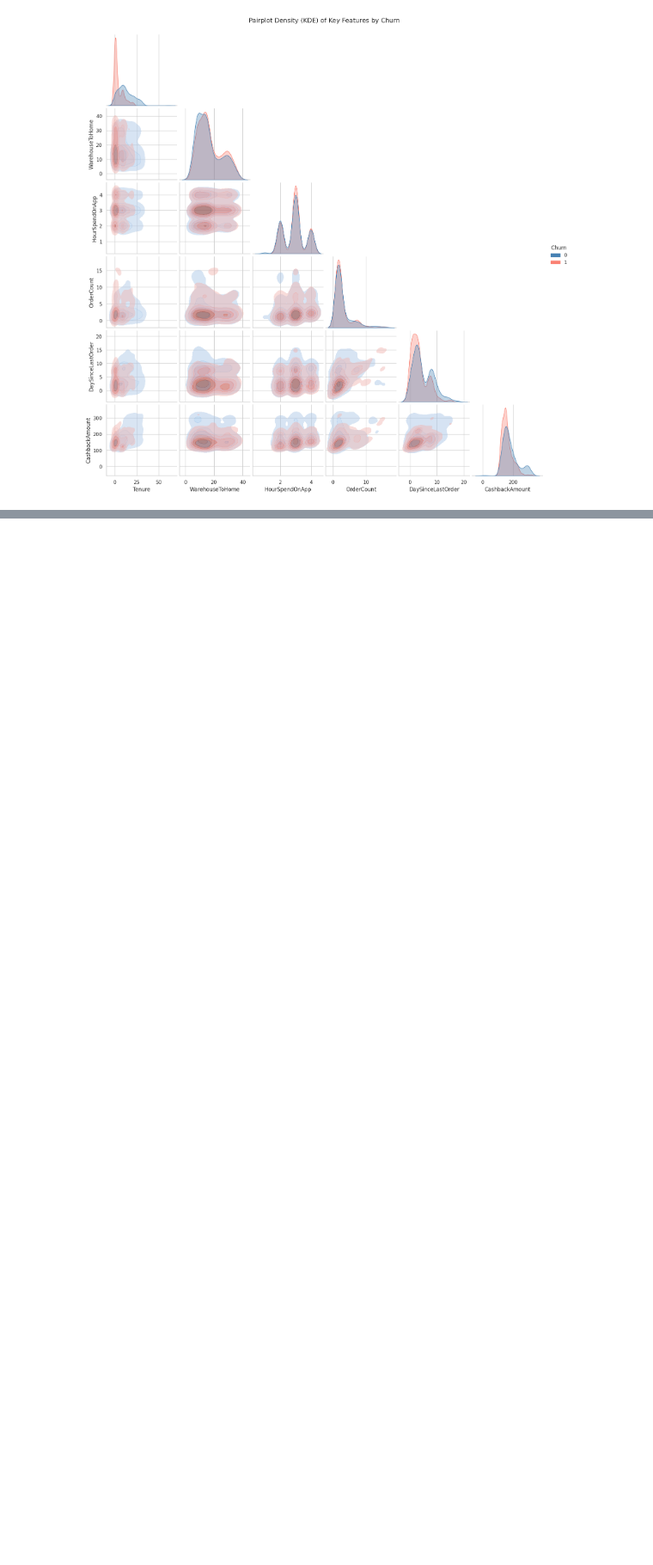
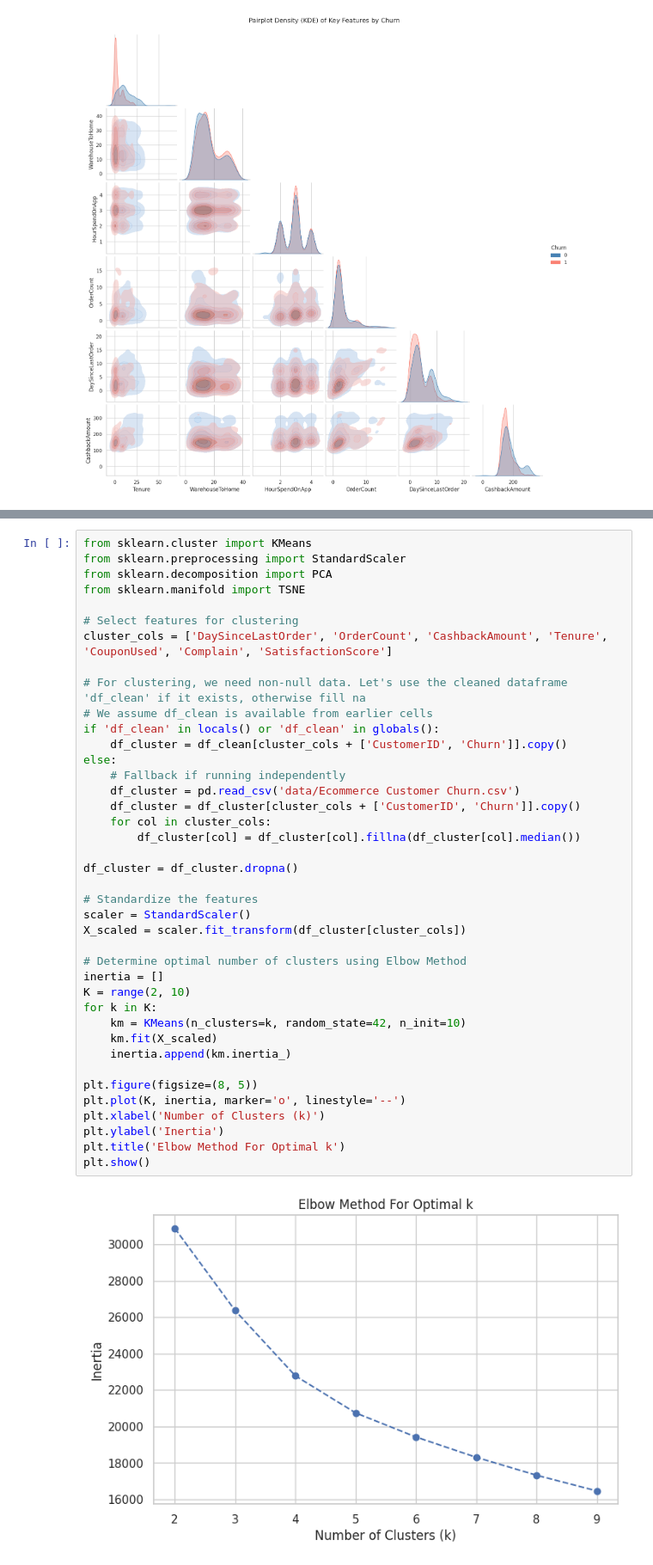
Before and after one commit to sairung77/ML-Assignment, a Jupyter notebook: eda_churn.ipynb, the cells around one changed output, grey strips where cells are left out. Shown at 86% size. Cells and saved outputs as stored; diff of their text form; blank space fills up the shorter version.

```diff
--- a/eda_churn.ipynb
+++ b/eda_churn.ipynb
@@ -275,0 +286,42 @@ plt.show()
+# %%
+from sklearn.cluster import KMeans
+from sklearn.preprocessing import StandardScaler
+from sklearn.decomposition import PCA
+from sklearn.manifold import TSNE
+
+# Select features for clustering
+cluster_cols = ['DaySinceLastOrder', 'OrderCount', 'CashbackAmount', 'Tenure', 'CouponUsed', 'Complain', 'SatisfactionScore']
+
+# For clustering, we need non-null data. Let's use the cleaned dataframe 'df_clean' if it exists, otherwise fill na
+# We assume df_clean is available from earlier cells
+if 'df_clean' in locals() or 'df_clean' in globals():
+    df_cluster = df_clean[cluster_cols + ['CustomerID', 'Churn']].copy()
+else:
+    # Fallback if running independently
+    df_cluster = pd.read_csv('data/Ecommerce Customer Churn.csv')
+    df_cluster = df_cluster[cluster_cols + ['CustomerID', 'Churn']].copy()
+    for col in cluster_cols:
+        df_cluster[col] = df_cluster[col].fillna(df_cluster[col].median())
+
+df_cluster = df_cluster.dropna()
+
+# Standardize the features
+scaler = StandardScaler()
+X_scaled = scaler.fit_transform(df_cluster[cluster_cols])
+
+# Determine optimal number of clusters using Elbow Method
+inertia = []
+K = range(2, 10)
+for k in K:
+    km = KMeans(n_clusters=k, random_state=42, n_init=10)
+    km.fit(X_scaled)
+    inertia.append(km.inertia_)
+
+plt.figure(figsize=(8, 5))
+plt.plot(K, inertia, marker='o', linestyle='--')
+plt.xlabel('Number of Clusters (k)')
+plt.ylabel('Inertia')
+plt.title('Elbow Method For Optimal k')
+plt.show()
+# %% [output]
+[figure, added]
```
Also changed, not shown: parts of 7 cells of this notebook.
